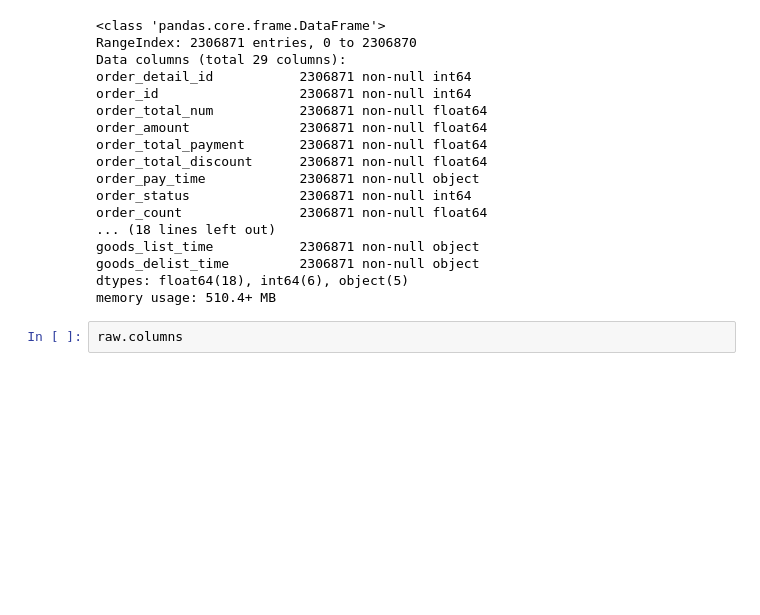
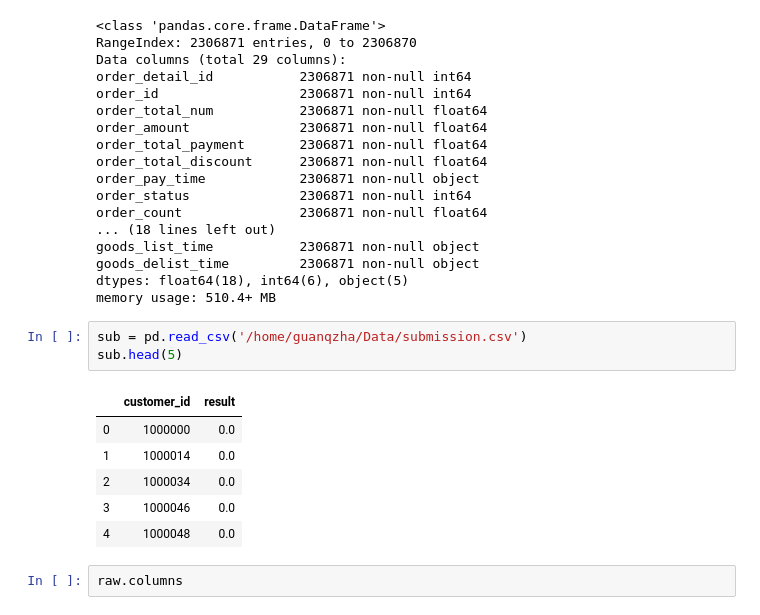
Before and after one commit to guanqin-123/kkb_notes, a Jupyter notebook: week8.ipynb, the cells around one changed output. Cells and saved outputs as stored; diff of their text form; blank space fills up the shorter version.

```diff
--- a/week8.ipynb
+++ b/week8.ipynb
@@ -28,6 +28,16 @@ goods_list_time           2306871 non-null object
 goods_delist_time         2306871 non-null object
 dtypes: float64(18), int64(6), object(5)
 memory usage: 510.4+ MB
+# %%
+sub = pd.read_csv('/home/guanqzha/Data/submission.csv')
+sub.head(5)
+# %% [output]
+|  | customer_id | result |
+| 0 | 1000000 | 0.0 |
+| 1 | 1000014 | 0.0 |
+| 2 | 1000034 | 0.0 |
+| 3 | 1000046 | 0.0 |
+| 4 | 1000048 | 0.0 |
 # %%
 raw.columns
 # %% [output]
```
Also changed, not shown: parts of 7 cells of this notebook.
